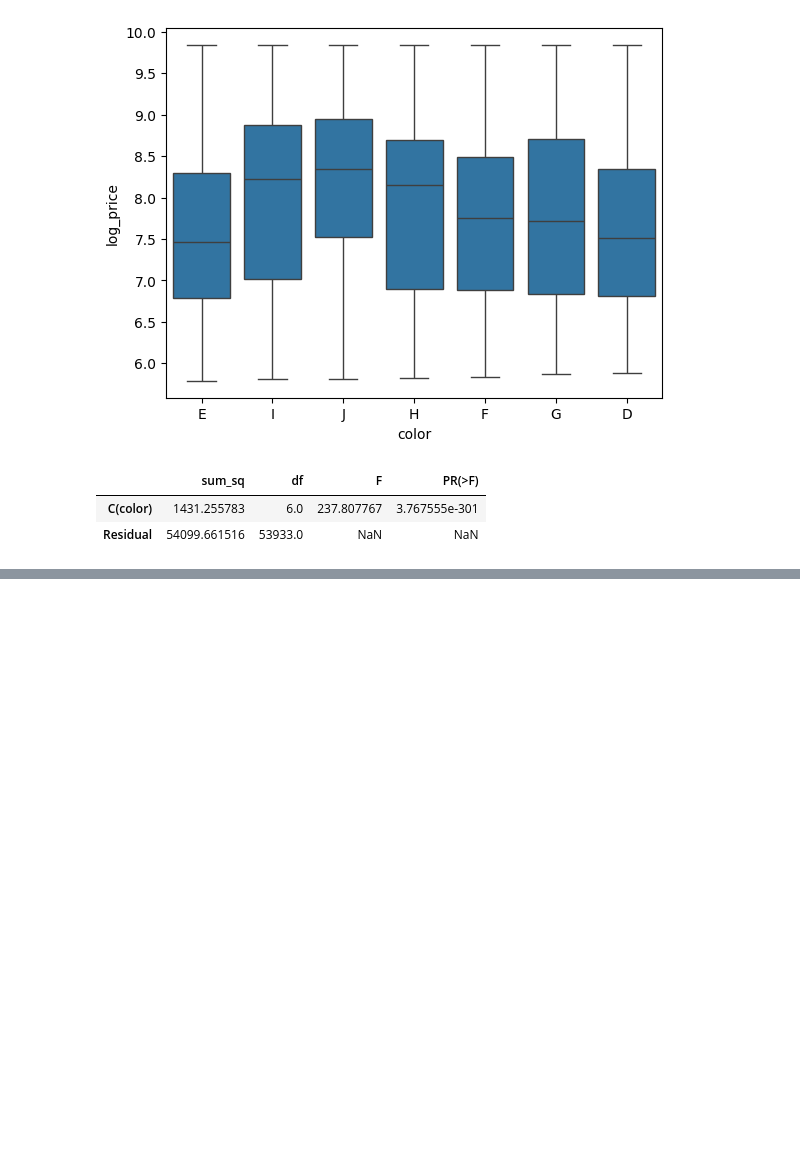
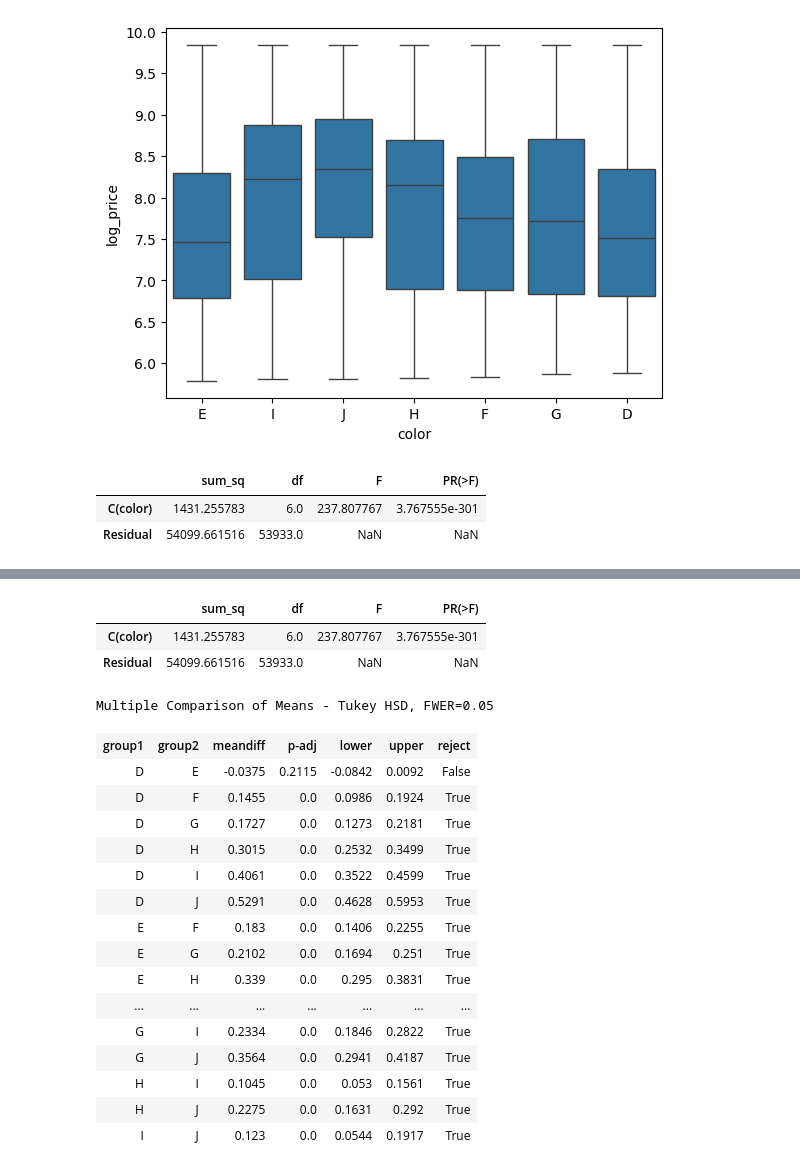
Before and after one commit to fotomain/aigoogle3-results, a Jupyter notebook: AiGoogl3_REGRESSION_DIAMONDS_HYPOTESIS.ipynb, the cells around one changed output, grey strips where cells are left out. Cells and saved outputs as stored; diff of their text form; code cells hidden in the pictures; blank space fills up the shorter version.

```diff
--- a/AiGoogl3_REGRESSION_DIAMONDS_HYPOTESIS.ipynb
+++ b/AiGoogl3_REGRESSION_DIAMONDS_HYPOTESIS.ipynb
@@ -64,0 +73,27 @@ To: /content/data.csv
+# %%
+sm.stats.anova_lm(model3,typ=2)
+# %% [output]
+|  | sum_sq | df | F | PR(>F) |
+| C(color) | 1431.255783 | 6.0 | 237.807767 | 3.767555e-301 |
+| Residual | 54099.661516 | 53933.0 | NaN | NaN |
+# %%
+tourkey_oneway=pairwise_tukeyhsd(endog=diamonds2["log_price"],groups=diamonds2["color"],alpha=0.05)
+tourkey_oneway.summary()
+# %% [output]
+Multiple Comparison of Means - Tukey HSD, FWER=0.05
+| group1 | group2 | meandiff | p-adj | lower | upper | reject |
+| D | E | -0.0375 | 0.2115 | -0.0842 | 0.0092 | False |
+| D | F | 0.1455 | 0.0 | 0.0986 | 0.1924 | True |
+| D | G | 0.1727 | 0.0 | 0.1273 | 0.2181 | True |
+| D | H | 0.3015 | 0.0 | 0.2532 | 0.3499 | True |
+| D | I | 0.4061 | 0.0 | 0.3522 | 0.4599 | True |
+| D | J | 0.5291 | 0.0 | 0.4628 | 0.5953 | True |
+| E | F | 0.183 | 0.0 | 0.1406 | 0.2255 | True |
+| E | G | 0.2102 | 0.0 | 0.1694 | 0.251 | True |
+| E | H | 0.339 | 0.0 | 0.295 | 0.3831 | True |
+| ... | ... | ... | ... | ... | ... | ... |
+| G | I | 0.2334 | 0.0 | 0.1846 | 0.2822 | True |
+| G | J | 0.3564 | 0.0 | 0.2941 | 0.4187 | True |
+| H | I | 0.1045 | 0.0 | 0.053 | 0.1561 | True |
+| H | J | 0.2275 | 0.0 | 0.1631 | 0.292 | True |
+| I | J | 0.123 | 0.0 | 0.0544 | 0.1917 | True |
```
Also changed, not shown: parts of 6 cells of this notebook.
